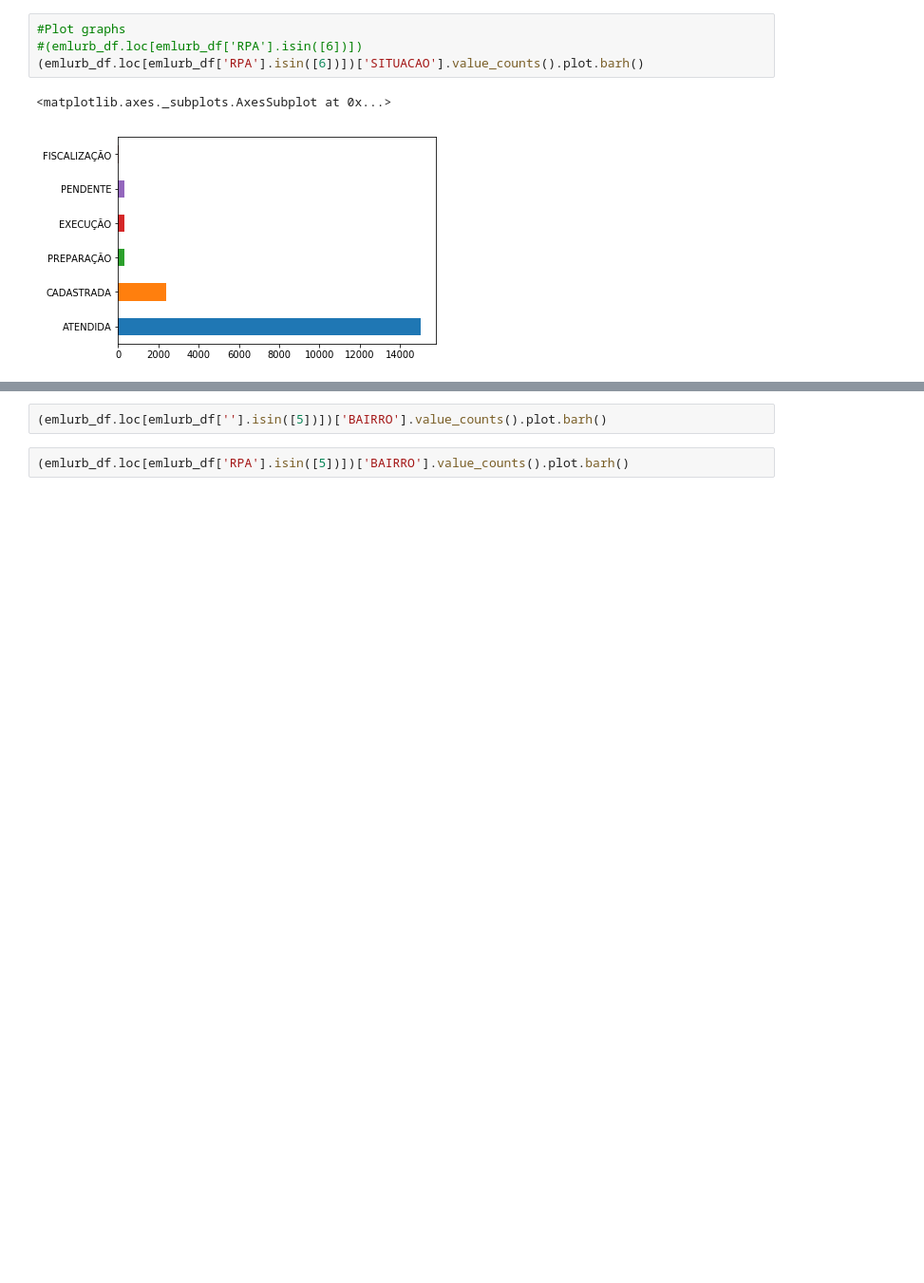
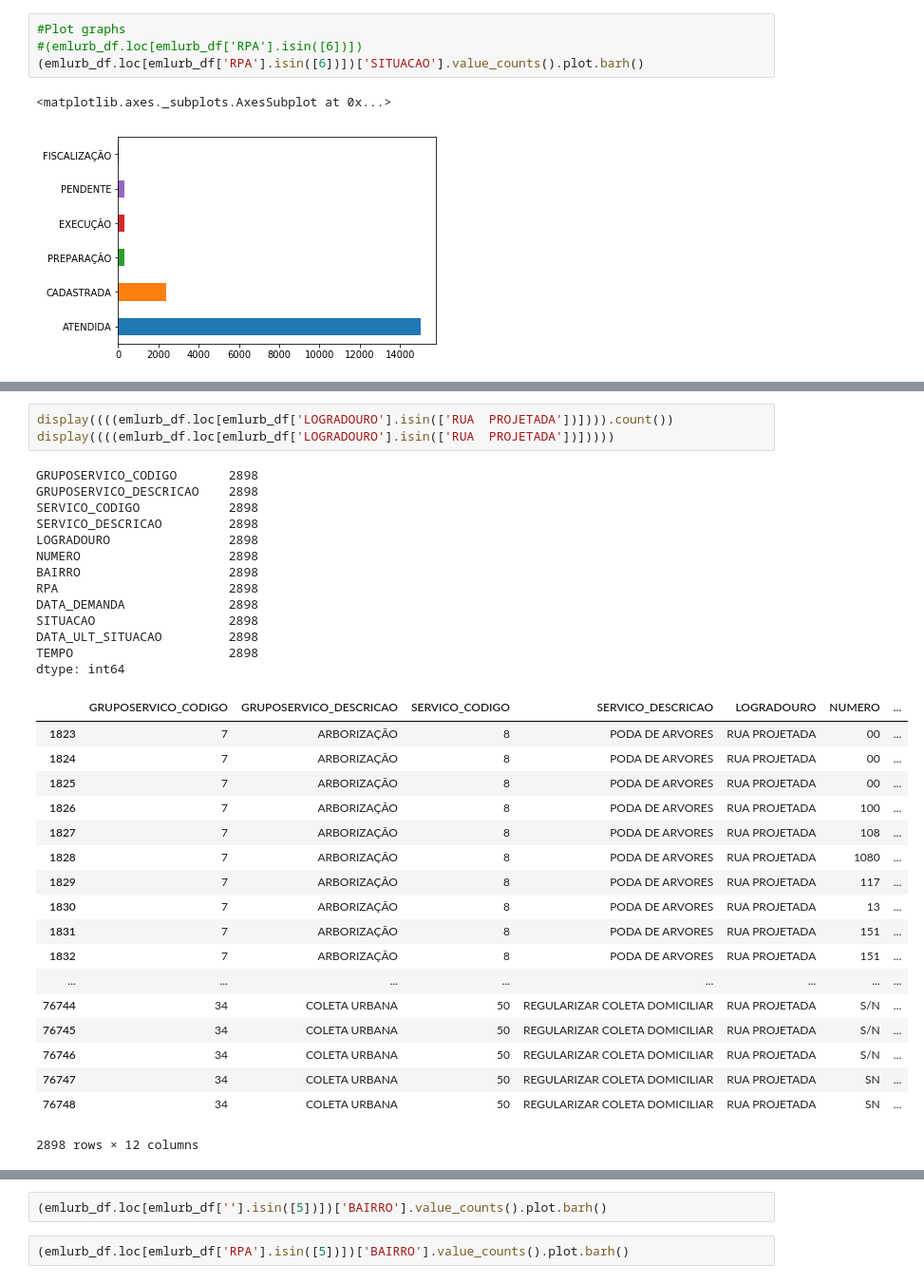
Before and after one commit to if1015-datascience-ufpe/2018-2-projeto-osboys, a Jupyter notebook: ExploratoryDataAnalysis.ipynb, the cells around one changed output, grey strips where cells are left out. Shown: that part at 95% size. Cells and saved outputs as stored; diff of their text form; blank space fills up the shorter version.

Commit message:
Adicionando listagem de problemas por logradouro

```diff
--- a/ExploratoryDataAnalysis.ipynb
+++ b/ExploratoryDataAnalysis.ipynb
@@ -109,3 +151,38 @@ display(contagemProblemas)
+# %%
+display((((emlurb_df.loc[emlurb_df['LOGRADOURO'].isin(['RUA  PROJETADA'])]))).count())
+display((((emlurb_df.loc[emlurb_df['LOGRADOURO'].isin(['RUA  PROJETADA'])]))))
+# %% [output]
+GRUPOSERVICO_CODIGO       2898
+GRUPOSERVICO_DESCRICAO    2898
+SERVICO_CODIGO            2898
+SERVICO_DESCRICAO         2898
+LOGRADOURO                2898
+NUMERO                    2898
+BAIRRO                    2898
+RPA                       2898
+DATA_DEMANDA              2898
+SITUACAO                  2898
+DATA_ULT_SITUACAO         2898
+TEMPO                     2898
+dtype: int64
+|  | GRUPOSERVICO_CODIGO | GRUPOSERVICO_DESCRICAO | SERVICO_CODIGO | SERVICO_DESCRICAO | LOGRADOURO | NUMERO | ... |
+| 1823 | 7 | ARBORIZAÇÃO | 8 | PODA DE ARVORES | RUA PROJETADA | 00 | ... |
+| 1824 | 7 | ARBORIZAÇÃO | 8 | PODA DE ARVORES | RUA PROJETADA | 00 | ... |
+| 1825 | 7 | ARBORIZAÇÃO | 8 | PODA DE ARVORES | RUA PROJETADA | 00 | ... |
+| 1826 | 7 | ARBORIZAÇÃO | 8 | PODA DE ARVORES | RUA PROJETADA | 100 | ... |
+| 1827 | 7 | ARBORIZAÇÃO | 8 | PODA DE ARVORES | RUA PROJETADA | 108 | ... |
+| 1828 | 7 | ARBORIZAÇÃO | 8 | PODA DE ARVORES | RUA PROJETADA | 1080 | ... |
+| 1829 | 7 | ARBORIZAÇÃO | 8 | PODA DE ARVORES | RUA PROJETADA | 117 | ... |
+| 1830 | 7 | ARBORIZAÇÃO | 8 | PODA DE ARVORES | RUA PROJETADA | 13 | ... |
+| 1831 | 7 | ARBORIZAÇÃO | 8 | PODA DE ARVORES | RUA PROJETADA | 151 | ... |
+| 1832 | 7 | ARBORIZAÇÃO | 8 | PODA DE ARVORES | RUA PROJETADA | 151 | ... |
+| ... | ... | ... | ... | ... | ... | ... | ... |
+| 76744 | 34 | COLETA URBANA | 50 | REGULARIZAR COLETA DOMICILIAR | RUA PROJETADA | S/N | ... |
+| 76745 | 34 | COLETA URBANA | 50 | REGULARIZAR COLETA DOMICILIAR | RUA PROJETADA | S/N | ... |
+| 76746 | 34 | COLETA URBANA | 50 | REGULARIZAR COLETA DOMICILIAR | RUA PROJETADA | S/N | ... |
+| 76747 | 34 | COLETA URBANA | 50 | REGULARIZAR COLETA DOMICILIAR | RUA PROJETADA | SN | ... |
+| 76748 | 34 | COLETA URBANA | 50 | REGULARIZAR COLETA DOMICILIAR | RUA PROJETADA | SN | ... |
+2898 rows × 12 columns
 # %%
 #df.groupby('id')['B'].agg([pd.np.min, pd.np.max, pd.np.mean])
 tempoArray = []
```
Also changed, not shown: parts of 6 cells of this notebook.
